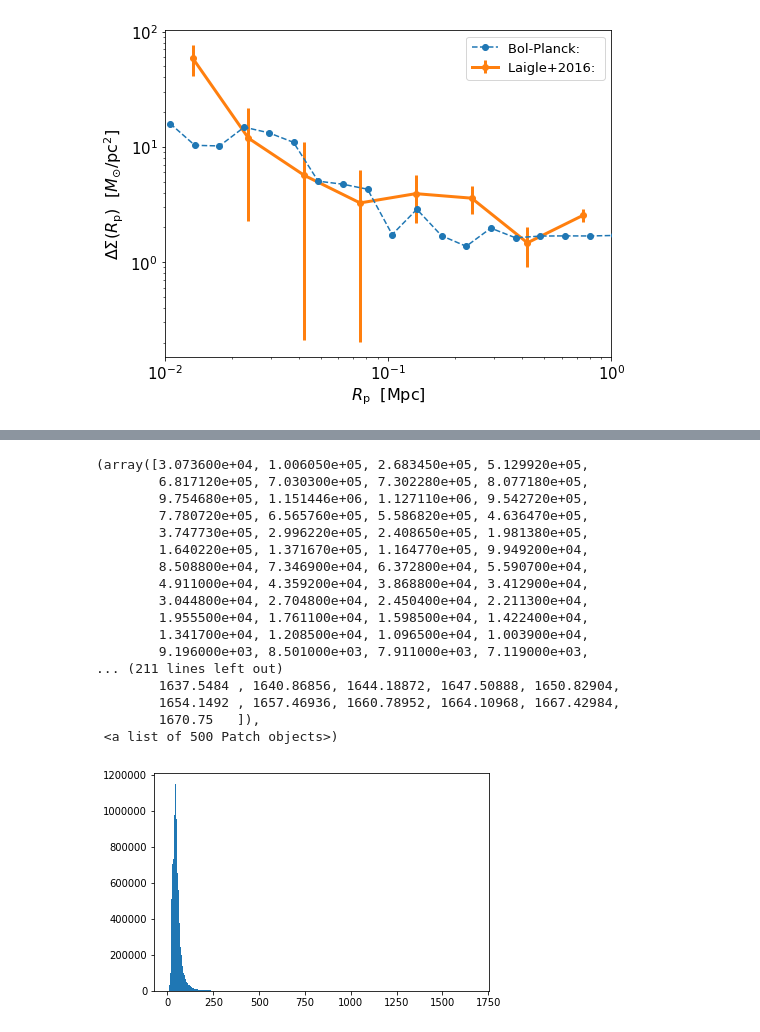
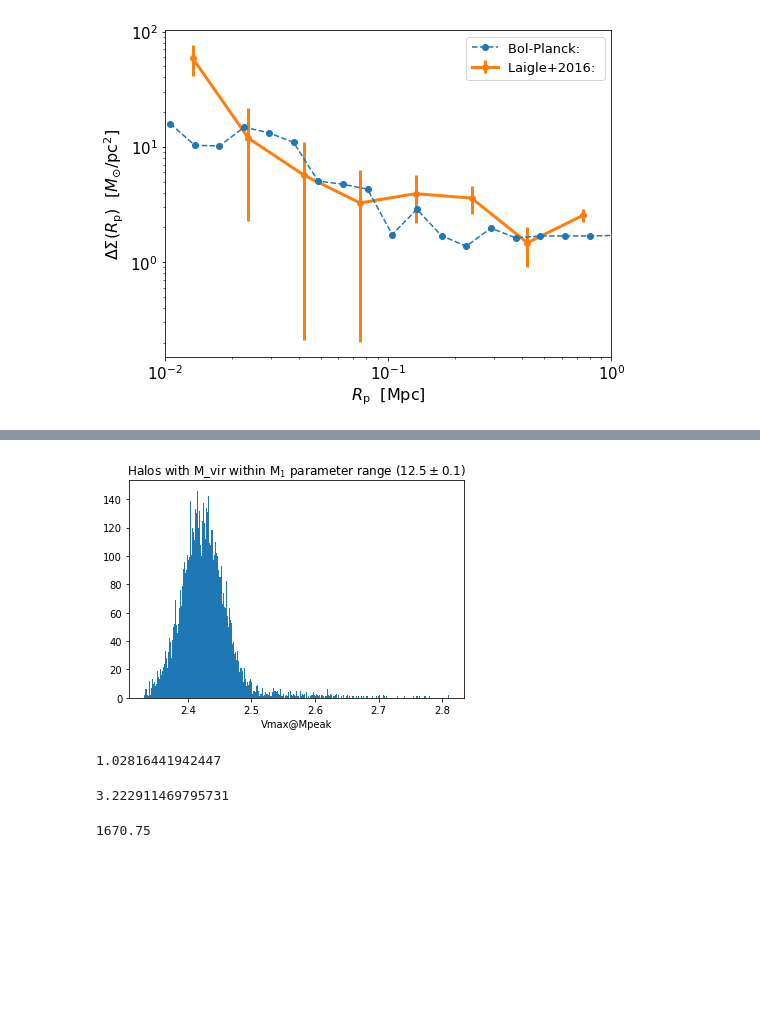
Before and after one commit to f-ardila/dwarf_lensing, a Jupyter notebook: MCMC/notebooks/MCMC_development.ipynb, the cells around one changed output, grey strips where cells are left out. Drawn from its saved outputs; the diff is of its cells as text; code cells hidden in the pictures; blank space fills up the shorter version.

```diff
--- a/MCMC/notebooks/MCMC_development.ipynb
+++ b/MCMC/notebooks/MCMC_development.ipynb
@@ -503,21 +524,22 @@ DS computed
+# %%
+#select halos within parameter range 12.5+-0.1
+halos = sim_data['halocat'].halo_table[(np.log10(sim_data['halocat'].halo_table['halo_mvir'])>12.4)&(np.log10(sim_data['halocat'].halo_table['halo_mvir'])<12.6)]
+# %%
+plt.hist(np.log10(halos['halo_Vmax@Mpeak']), bins =500)
+plt.xlabel('Vmax@Mpeak')
+plt.title('Halos with M_vir within M$_1$ parameter range ($12.5\pm0.1$)')
+plt.show()
+# %% [output]
+[figure, added]
+# %%
+np.log10(min(sim_data['halocat'].halo_table['halo_Vmax@Mpeak']))
+# %% [output]
+1.02816441942447
+# %%
+np.log10(max(sim_data['halocat'].halo_table['halo_Vmax@Mpeak']))
+# %% [output]
+3.222911469795731
 # %%
-plt.hist(sim_data['halocat'].halo_table['halo_Vmax@Mpeak'], bins=500)
+max(sim_data['halocat'].halo_table['halo_Vmax@Mpeak'])
 # %% [output]
-(array([3.073600e+04, 1.006050e+05, 2.683450e+05, 5.129920e+05,
-        6.817120e+05, 7.030300e+05, 7.302280e+05, 8.077180e+05,
-        9.754680e+05, 1.151446e+06, 1.127110e+06, 9.542720e+05,
-        7.780720e+05, 6.565760e+05, 5.586820e+05, 4.636470e+05,
-        3.747730e+05, 2.996220e+05, 2.408650e+05, 1.981380e+05,
-        1.640220e+05, 1.371670e+05, 1.164770e+05, 9.949200e+04,
-        8.508800e+04, 7.346900e+04, 6.372800e+04, 5.590700e+04,
-        4.911000e+04, 4.359200e+04, 3.868800e+04, 3.412900e+04,
-        3.044800e+04, 2.704800e+04, 2.450400e+04, 2.211300e+04,
-        1.955500e+04, 1.761100e+04, 1.598500e+04, 1.422400e+04,
-        1.341700e+04, 1.208500e+04, 1.096500e+04, 1.003900e+04,
-        9.196000e+03, 8.501000e+03, 7.911000e+03, 7.119000e+03,
-... (211 lines left out)
-        1637.5484 , 1640.86856, 1644.18872, 1647.50888, 1650.82904,
-        1654.1492 , 1657.46936, 1660.78952, 1664.10968, 1667.42984,
-        1670.75   ]),
- <a list of 500 Patch objects>)
+1670.75
-[figure, removed]
```
Also changed, not shown: parts of 3 cells of this notebook.
